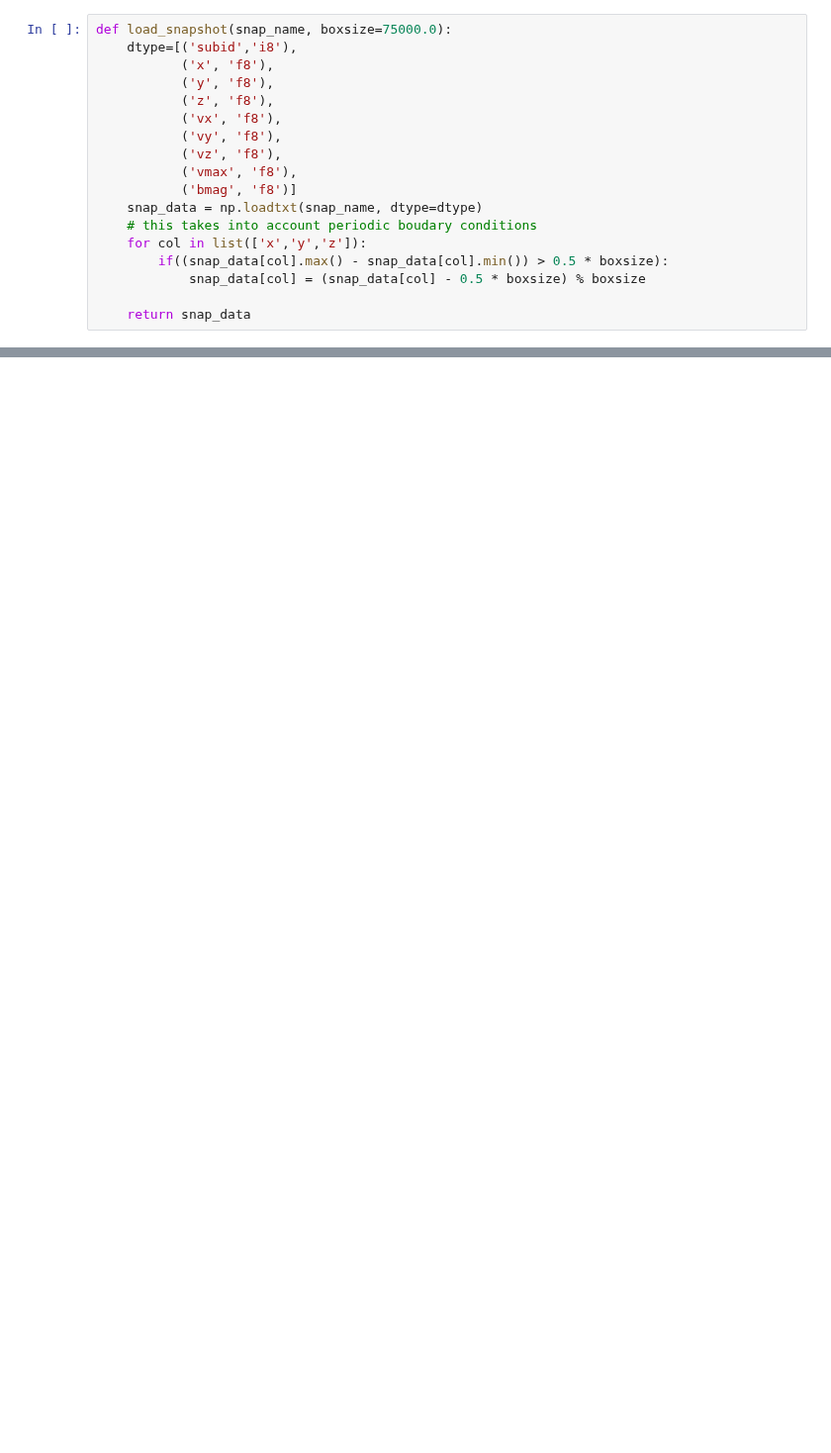
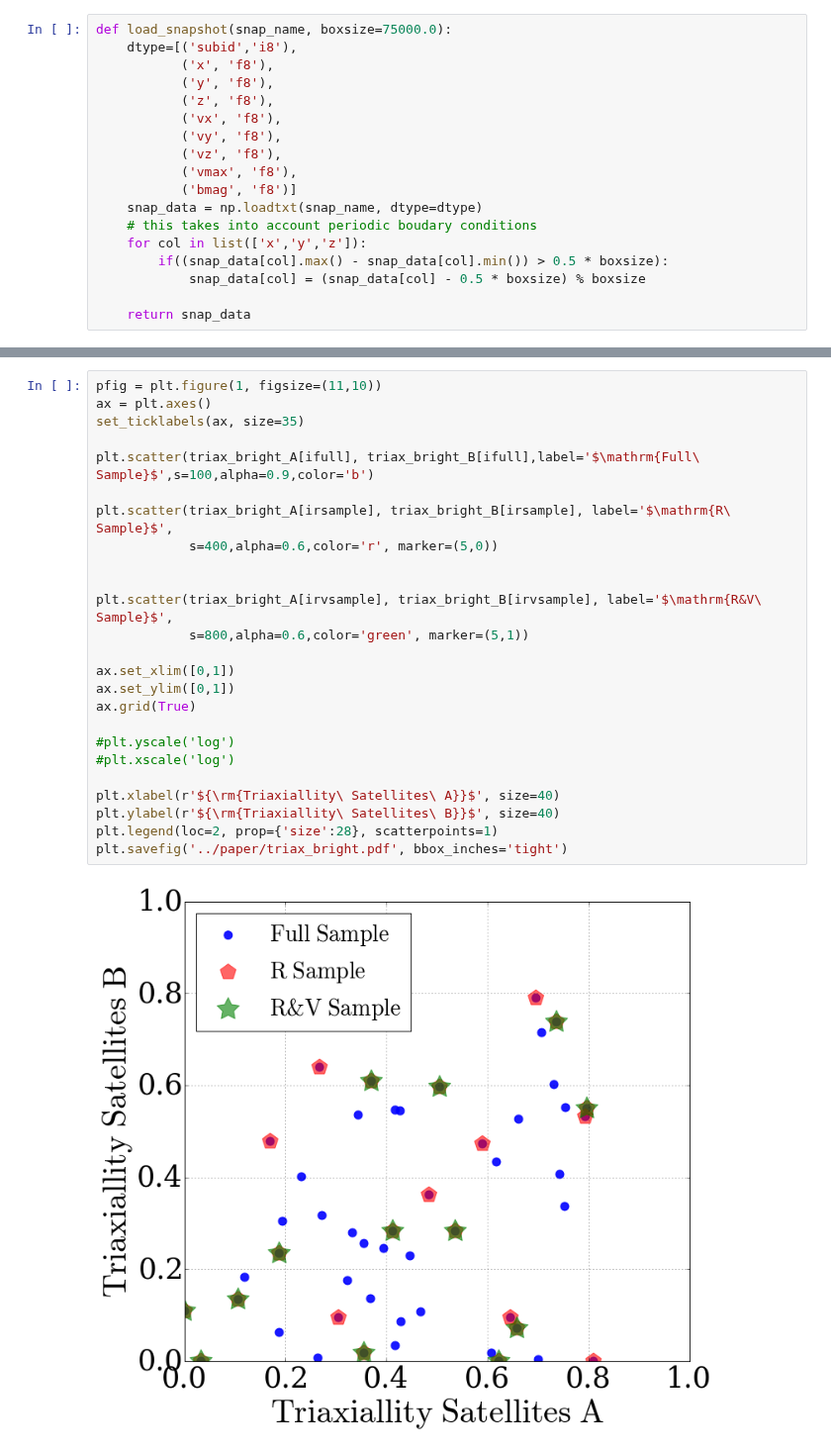
Before and after one commit to astroandes/SatelliteShapeLG, a Jupyter notebook: code/explore.ipynb, the cells around one changed output, grey strips where cells are left out. Shown at 99% size. Saved outputs shown, nothing was run; the diff lists cells and outputs as text; blank space fills up the shorter version.

```diff
--- a/code/explore.ipynb
+++ b/code/explore.ipynb
@@ -179,0 +282,27 @@ plt.savefig('../paper/n_structure.pdf', bbox_inches='tight')
+# %%
+pfig = plt.figure(1, figsize=(11,10))
+ax = plt.axes()
+set_ticklabels(ax, size=35)
+
+plt.scatter(triax_bright_A[ifull], triax_bright_B[ifull],label='$\mathrm{Full\ Sample}$',s=100,alpha=0.9,color='b')
+
+plt.scatter(triax_bright_A[irsample], triax_bright_B[irsample], label='$\mathrm{R\ Sample}$',
+            s=400,alpha=0.6,color='r', marker=(5,0))
+
+
+plt.scatter(triax_bright_A[irvsample], triax_bright_B[irvsample], label='$\mathrm{R&V\ Sample}$',
+            s=800,alpha=0.6,color='green', marker=(5,1))
+
+ax.set_xlim([0,1])
+ax.set_ylim([0,1])
+ax.grid(True)
+
+#plt.yscale('log')
+#plt.xscale('log')
+
+plt.xlabel(r'${\rm{Triaxiallity\ Satellites\ A}}$', size=40)
+plt.ylabel(r'${\rm{Triaxiallity\ Satellites\ B}}$', size=40)
+plt.legend(loc=2, prop={'size':28}, scatterpoints=1)
+plt.savefig('../paper/triax_bright.pdf', bbox_inches='tight')
+# %% [output]
+[figure, added]
```
Also changed, not shown: parts of 11 cells of this notebook.
